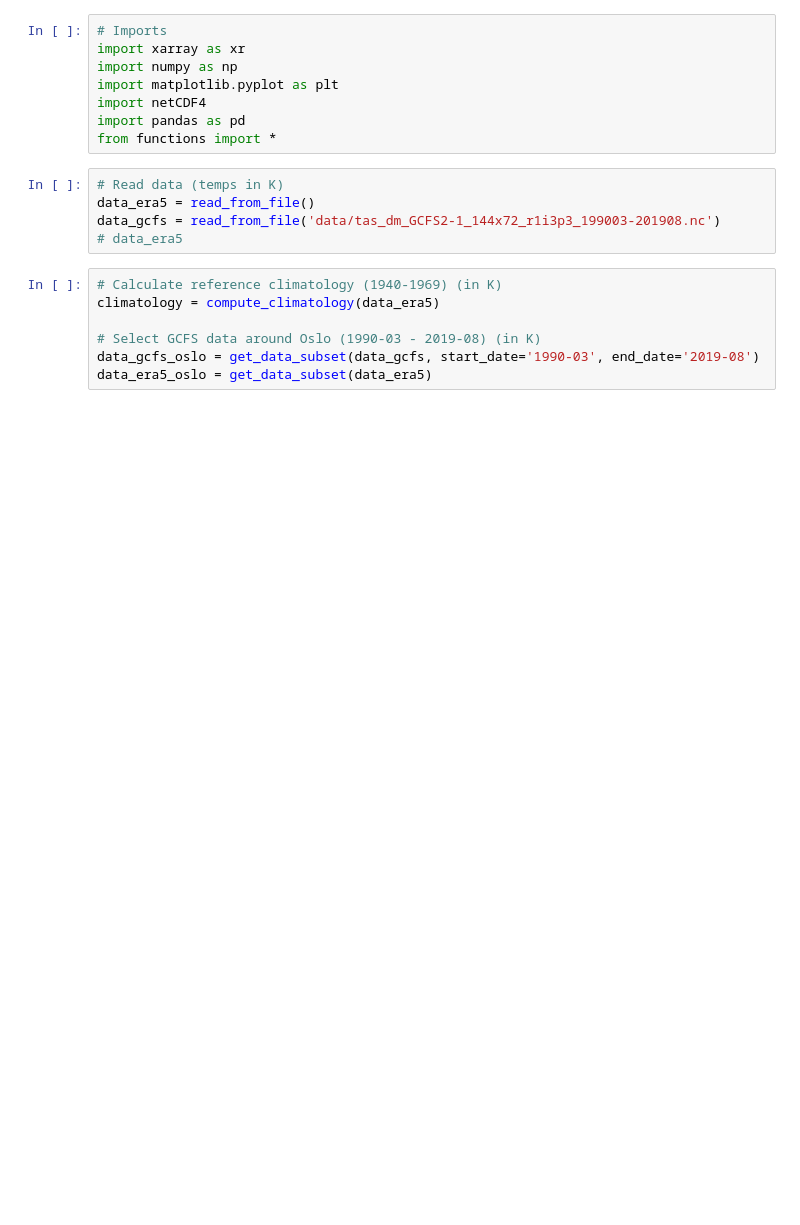
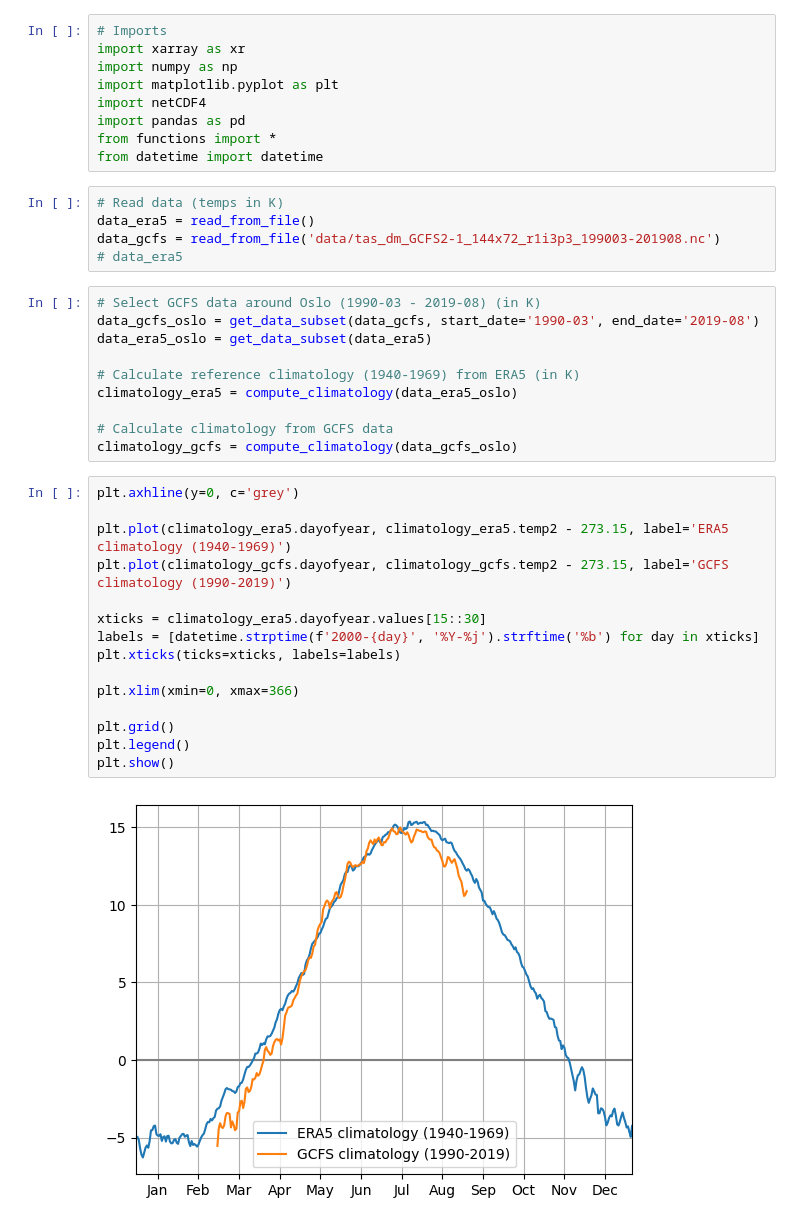
Before and after one commit to stine-fohrmann/63-741-predict-climate, a Jupyter notebook: homework-gcfs.ipynb, the cells around one changed output. Drawn from its saved outputs; the diff is of its cells as text; blank space fills up the shorter version.

Commit message:
calculate GCFS climatology

```diff
--- a/homework-gcfs.ipynb
+++ b/homework-gcfs.ipynb
@@ -48,17 +48,38 @@ import matplotlib.pyplot as plt
 import netCDF4
 import pandas as pd
 from functions import *
+from datetime import datetime
 # %%
 # Read data (temps in K)
 data_era5 = read_from_file()
 data_gcfs = read_from_file('data/tas_dm_GCFS2-1_144x72_r1i3p3_199003-201908.nc')
 # data_era5
 # %%
-# Calculate reference climatology (1940-1969) (in K)
-climatology = compute_climatology(data_era5)
-
 # Select GCFS data around Oslo (1990-03 - 2019-08) (in K)
 data_gcfs_oslo = get_data_subset(data_gcfs, start_date='1990-03', end_date='2019-08')
 data_era5_oslo = get_data_subset(data_era5)
+
+# Calculate reference climatology (1940-1969) from ERA5 (in K)
+climatology_era5 = compute_climatology(data_era5_oslo)
+
+# Calculate climatology from GCFS data
+climatology_gcfs = compute_climatology(data_gcfs_oslo)
+# %%
+plt.axhline(y=0, c='grey')
+
+plt.plot(climatology_era5.dayofyear, climatology_era5.temp2 - 273.15, label='ERA5 climatology (1940-1969)')
+plt.plot(climatology_gcfs.dayofyear, climatology_gcfs.temp2 - 273.15, label='GCFS climatology (1990-2019)')
+
+xticks = climatology_era5.dayofyear.values[15::30]
+labels = [datetime.strptime(f'2000-{day}', '%Y-%j').strftime('%b') for day in xticks]
+plt.xticks(ticks=xticks, labels=labels)
+
+plt.xlim(xmin=0, xmax=366)
+
+plt.grid()
+plt.legend()
+plt.show()
+# %% [output]
+[figure, added]
 # %%
 # Count predicted HWDs in JJA from GCFS data (1990-2019)
```
Also changed, not shown: parts of 5 cells of this notebook, 1 other file.
